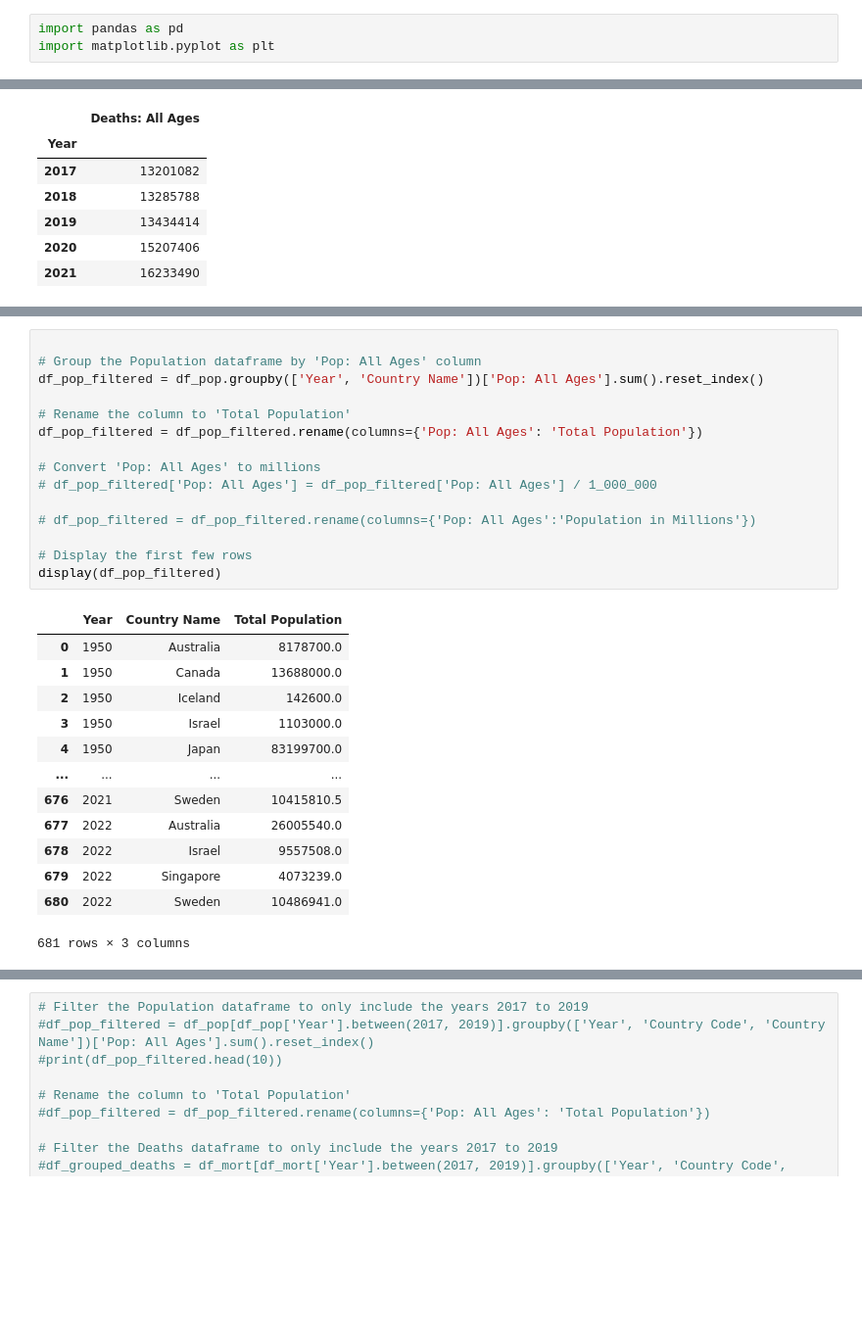
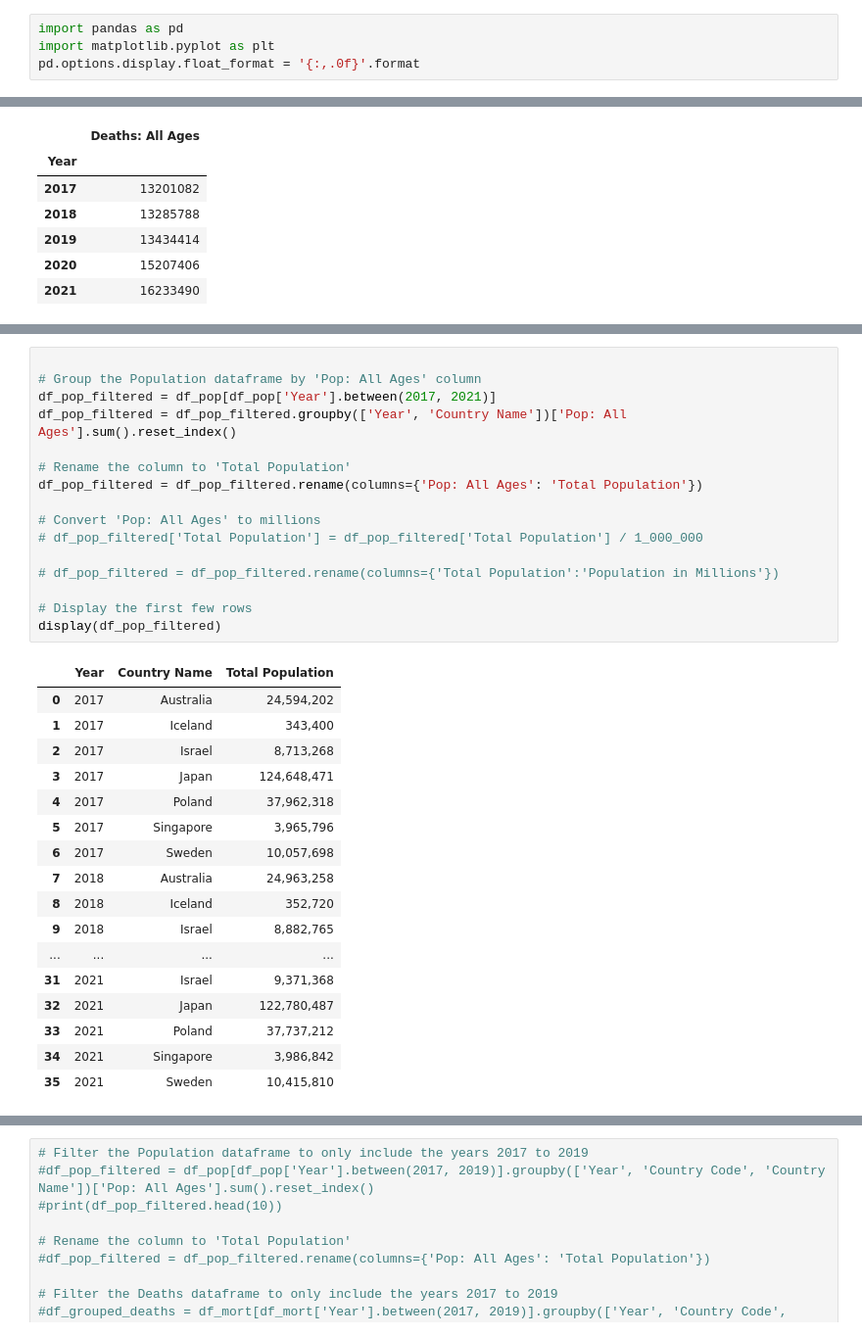
Before and after one commit to ShylaTatum/Group-Project-1, a Jupyter notebook: Resources/personal_workbooks/jenn_workbook_explorations.ipynb, the cells around one changed output, grey strips where cells are left out. Shown at 98% size. Saved outputs shown, nothing was run; the diff lists cells and outputs as text; blank space fills up the shorter version.

```diff
--- a/Resources/personal_workbooks/jenn_workbook_explorations.ipynb
+++ b/Resources/personal_workbooks/jenn_workbook_explorations.ipynb
@@ -1,6 +1,7 @@
 # %%
 import pandas as pd
 import matplotlib.pyplot as plt
+pd.options.display.float_format = '{:,.0f}'.format
 # %%
 # Load the WHO mortality data
 df_mort = pd.read_csv('../source_data/current_who_mortality_2017_2021.csv')
@@ -484,32 +485,37 @@ display(df_pivot)
 # %%
 
 # Group the Population dataframe by 'Pop: All Ages' column
-df_pop_filtered = df_pop.groupby(['Year', 'Country Name'])['Pop: All Ages'].sum().reset_index()
+df_pop_filtered = df_pop[df_pop['Year'].between(2017, 2021)]
+df_pop_filtered = df_pop_filtered.groupby(['Year', 'Country Name'])['Pop: All Ages'].sum().reset_index()
 
 # Rename the column to 'Total Population'
 df_pop_filtered = df_pop_filtered.rename(columns={'Pop: All Ages': 'Total Population'})
 
 # Convert 'Pop: All Ages' to millions
-# df_pop_filtered['Pop: All Ages'] = df_pop_filtered['Pop: All Ages'] / 1_000_000
+# df_pop_filtered['Total Population'] = df_pop_filtered['Total Population'] / 1_000_000
 
-# df_pop_filtered = df_pop_filtered.rename(columns={'Pop: All Ages':'Population in Millions'})
+# df_pop_filtered = df_pop_filtered.rename(columns={'Total Population':'Population in Millions'})
 
 # Display the first few rows
 display(df_pop_filtered)
 # %% [output]
 |  | Year | Country Name | Total Population |
-| 0 | 1950 | Australia | 8178700.0 |
-| 1 | 1950 | Canada | 13688000.0 |
-| 2 | 1950 | Iceland | 142600.0 |
-| 3 | 1950 | Israel | 1103000.0 |
-| 4 | 1950 | Japan | 83199700.0 |
+| 0 | 2017 | Australia | 24,594,202 |
+| 1 | 2017 | Iceland | 343,400 |
+| 2 | 2017 | Israel | 8,713,268 |
+| 3 | 2017 | Japan | 124,648,471 |
+| 4 | 2017 | Poland | 37,962,318 |
+| 5 | 2017 | Singapore | 3,965,796 |
+| 6 | 2017 | Sweden | 10,057,698 |
+| 7 | 2018 | Australia | 24,963,258 |
+| 8 | 2018 | Iceland | 352,720 |
+| 9 | 2018 | Israel | 8,882,765 |
 | ... | ... | ... | ... |
-| 676 | 2021 | Sweden | 10415810.5 |
-| 677 | 2022 | Australia | 26005540.0 |
-| 678 | 2022 | Israel | 9557508.0 |
-| 679 | 2022 | Singapore | 4073239.0 |
-| 680 | 2022 | Sweden | 10486941.0 |
+| 31 | 2021 | Israel | 9,371,368 |
+| 32 | 2021 | Japan | 122,780,487 |
+| 33 | 2021 | Poland | 37,737,212 |
+| 34 | 2021 | Singapore | 3,986,842 |
+| 35 | 2021 | Sweden | 10,415,810 |
-681 rows × 3 columns
 # %%
 # Create a DataFrame of deaths per year in  millions
 
```
Also changed, not shown: parts of 14 cells of this notebook, 2 other files.
